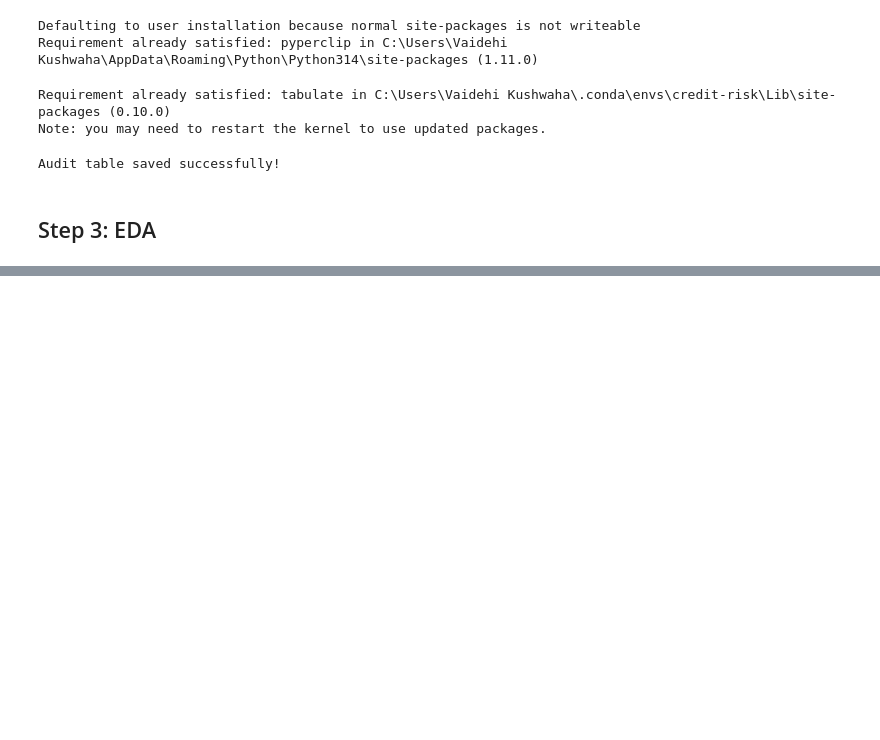
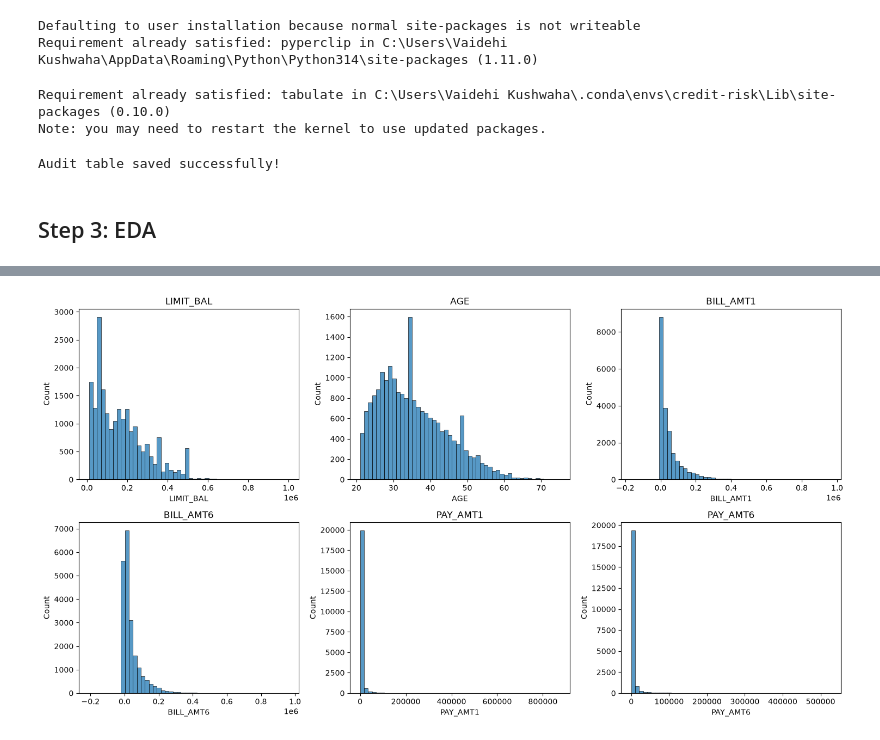
Before and after one commit to VaidehiKushwaha/credit-risk-scorecard-profit-optimization, a Jupyter notebook: notebooks/01_eda.ipynb, the cells around one changed output, grey strips where cells are left out. Drawn from its saved outputs; the diff is of its cells as text; code cells hidden in the pictures; blank space fills up the shorter version.

```diff
--- a/notebooks/01_eda.ipynb
+++ b/notebooks/01_eda.ipynb
@@ -996,0 +1128,11 @@ Audit table saved successfully!
+# %%
+# Univariate analysis: one variable at a time
+fig, axes = plt.subplots(2, 3, figsize=(15, 8))
+for ax, c in zip(axes.ravel(), ["LIMIT_BAL", "AGE", "BILL_AMT1", "BILL_AMT6", "PAY_AMT1", "PAY_AMT6"]):
+    sns.histplot(train[c], bins=50, ax=ax)
+    ax.set_title(c)
+plt.tight_layout()
+plt.savefig("../reports/figures/univariate_numeric.png", bbox_inches="tight")
+plt.show()
+# %% [output]
+[figure, added]
```
Also changed, not shown: parts of 36 cells of this notebook, 12 other files.
